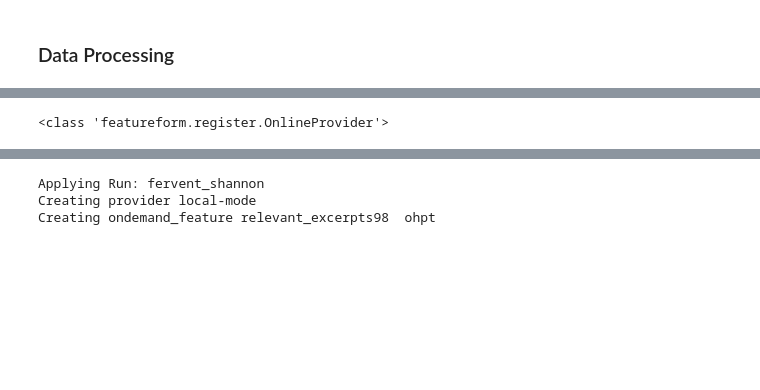
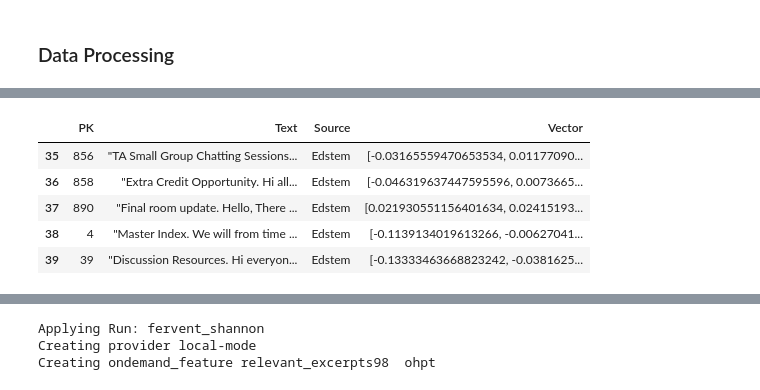
Before and after one commit to wes-jiang/OHPT, a Jupyter notebook: OHPT Bot/ohpt.ipynb, the cells around one changed output, grey strips where cells are left out. Cells and saved outputs as stored; diff of their text form; code cells hidden in the pictures; blank space fills up the shorter version.

Commit message:
more work on edstem

```diff
--- a/OHPT Bot/ohpt.ipynb
+++ b/OHPT Bot/ohpt.ipynb
@@ -321,3 +335,12 @@ Creating source vectorize_excerpts  fervent_shannon
+# %%
+df.tail()
+# %% [output]
+|  | PK | Text | Source | Vector |
+| 35 | 856 | "TA Small Group Chatting Sessions... | Edstem | [-0.03165559470653534, 0.01177090... |
+| 36 | 858 | "Extra Credit Opportunity. Hi all... | Edstem | [-0.046319637447595596, 0.0073665... |
+| 37 | 890 | "Final room update. Hello, There ... | Edstem | [0.021930551156401634, 0.02415193... |
+| 38 | 4 | "Master Index. We will from time ... | Edstem | [-0.1139134019613266, -0.00627041... |
+| 39 | 39 | "Discussion Resources. Hi everyon... | Edstem | [-0.13333463668823242, -0.0381625... |
 # %%
 # creating weaviate instance
 # weaviate = ff.register_weaviate(
@@ -332,9 +355,5 @@ pinecone = ff.register_pinecone(
     environment="asia-southeast1-gcp-free",
     api_key="6431441b-75f0-4de2-9619-04af57ab93dc",
 )
-# %%
-print(type(pinecone))
-# %% [output]
-<class 'featureform.register.OnlineProvider'>
 # %%
 @ff.entity
```
Also changed, not shown: parts of 16 cells of this notebook, 17 other files.
